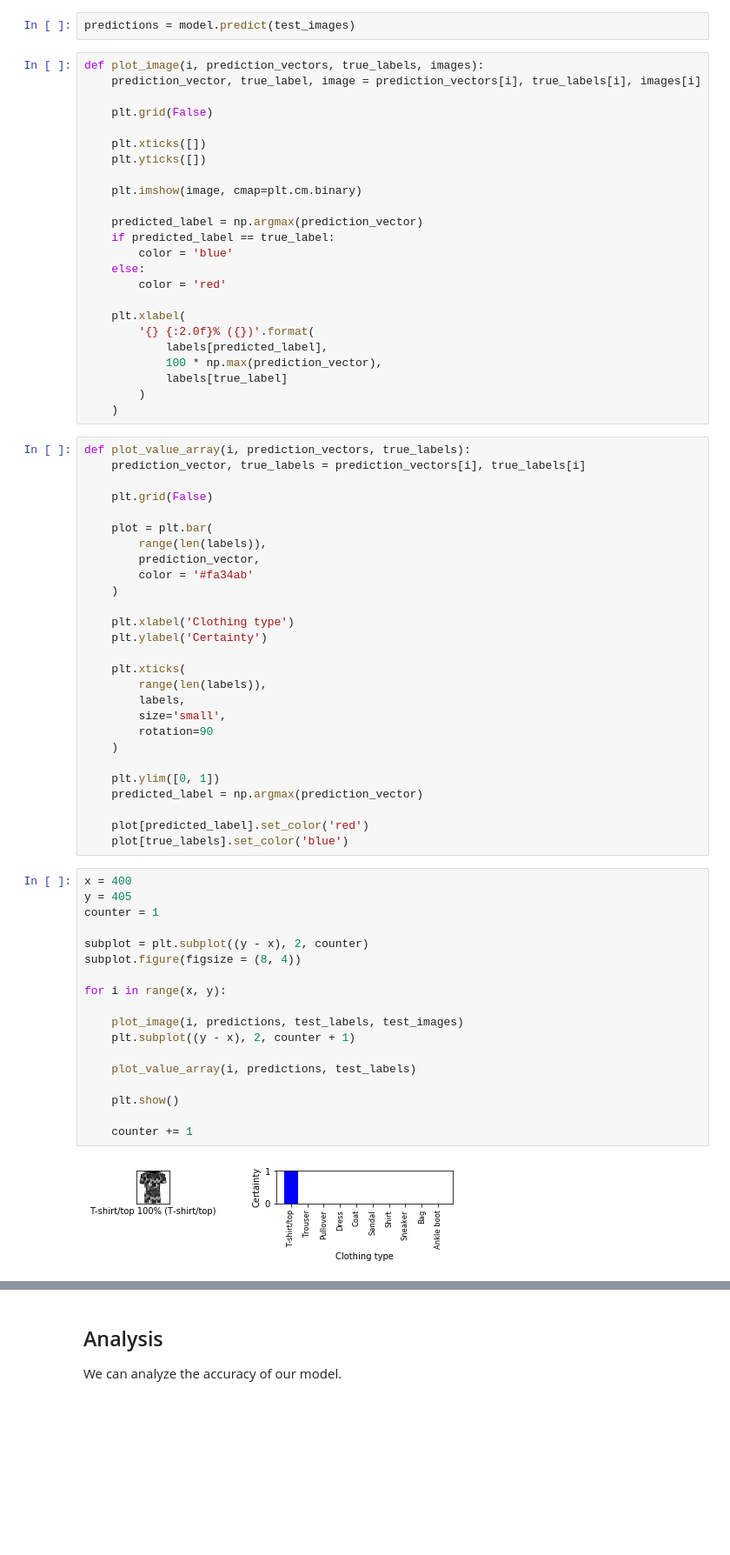
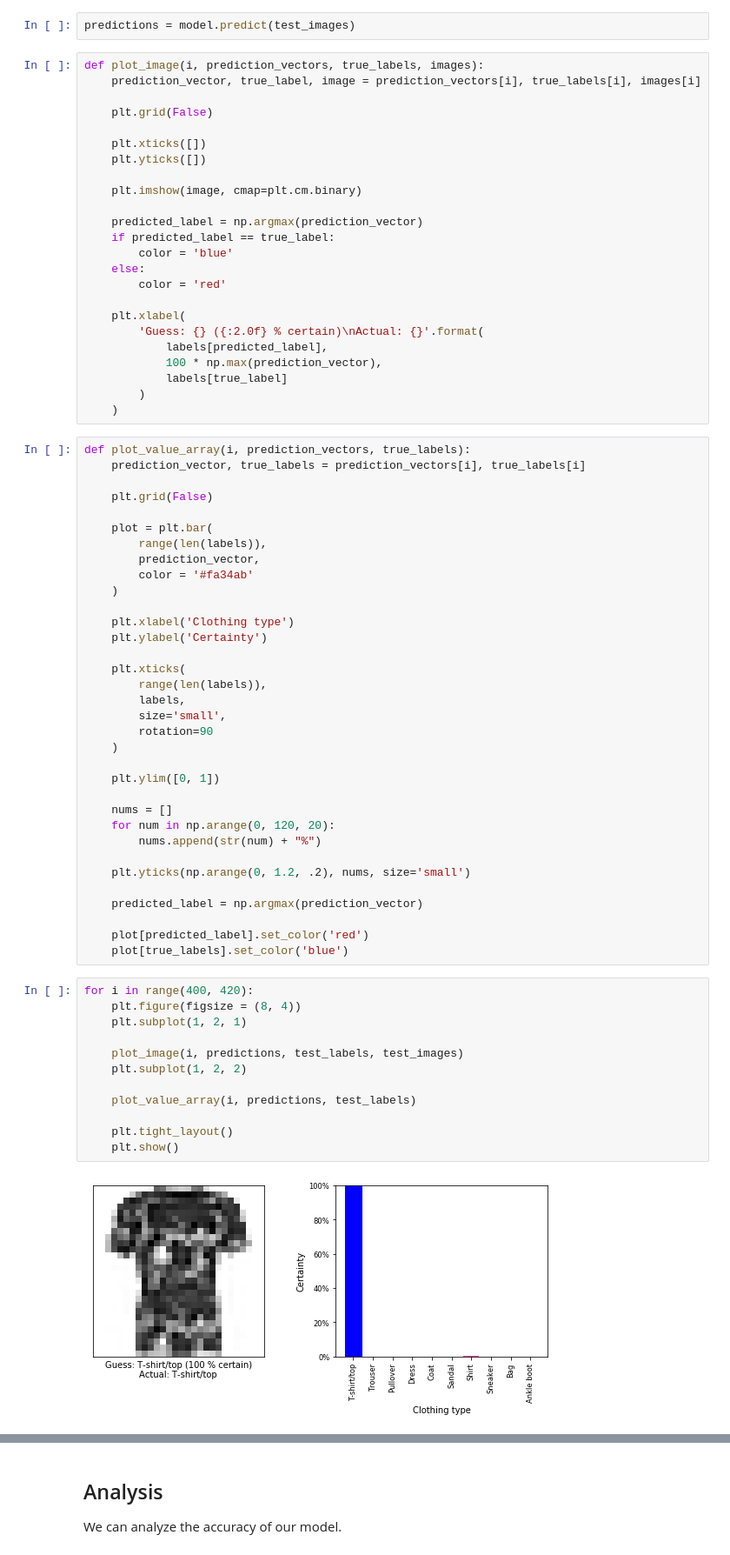
Before and after one commit to mattnappo/basic-ml, a Jupyter notebook: Notebooks/NeuralNetworks/FashionNet.ipynb, the cells around one changed output, grey strips where cells are left out. Shown: that part at 87% size. Drawn from its saved outputs; the diff is of its cells as text; blank space fills up the shorter version.

```diff
--- a/Notebooks/NeuralNetworks/FashionNet.ipynb
+++ b/Notebooks/NeuralNetworks/FashionNet.ipynb
@@ -112,7 +116,7 @@ def plot_image(i, prediction_vectors, true_labels, images):
         color = 'red'
 
     plt.xlabel(
-        '{} {:2.0f}% ({})'.format(
+        'Guess: {} ({:2.0f} % certain)\nActual: {}'.format(
             labels[predicted_label],
             100 * np.max(prediction_vector),
             labels[true_label]
@@ -141,27 +145,28 @@ def plot_value_array(i, prediction_vectors, true_labels):
     )
 
     plt.ylim([0, 1])
+
+    nums = []
+    for num in np.arange(0, 120, 20):
+        nums.append(str(num) + "%")
+
+    plt.yticks(np.arange(0, 1.2, .2), nums, size='small')
+
     predicted_label = np.argmax(prediction_vector)
 
     plot[predicted_label].set_color('red')
     plot[true_labels].set_color('blue')
 # %%
-x = 400
-y = 405
-counter = 1
-
-subplot = plt.subplot((y - x), 2, counter)
-subplot.figure(figsize = (8, 4))
-
-for i in range(x, y):
+for i in range(400, 420):
+    plt.figure(figsize = (8, 4))
+    plt.subplot(1, 2, 1)
 
     plot_image(i, predictions, test_labels, test_images)
-    plt.subplot((y - x), 2, counter + 1)
+    plt.subplot(1, 2, 2)
 
     plot_value_array(i, predictions, test_labels)
 
+    plt.tight_layout()
     plt.show()
-
-    counter += 1
 # %% [output]
-[figure, old version]
+[figure, new version]
```
Also changed, not shown: parts of 5 cells of this notebook.
